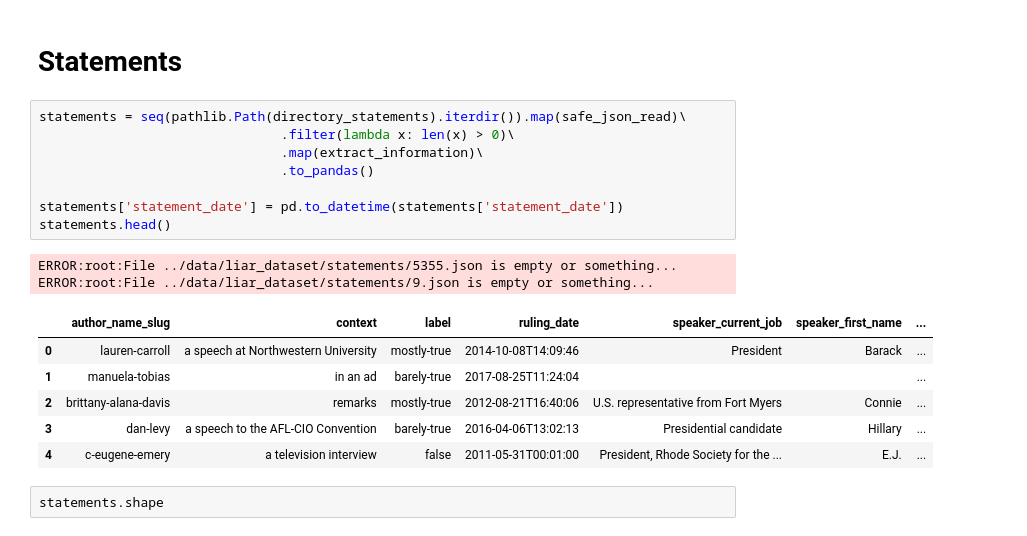
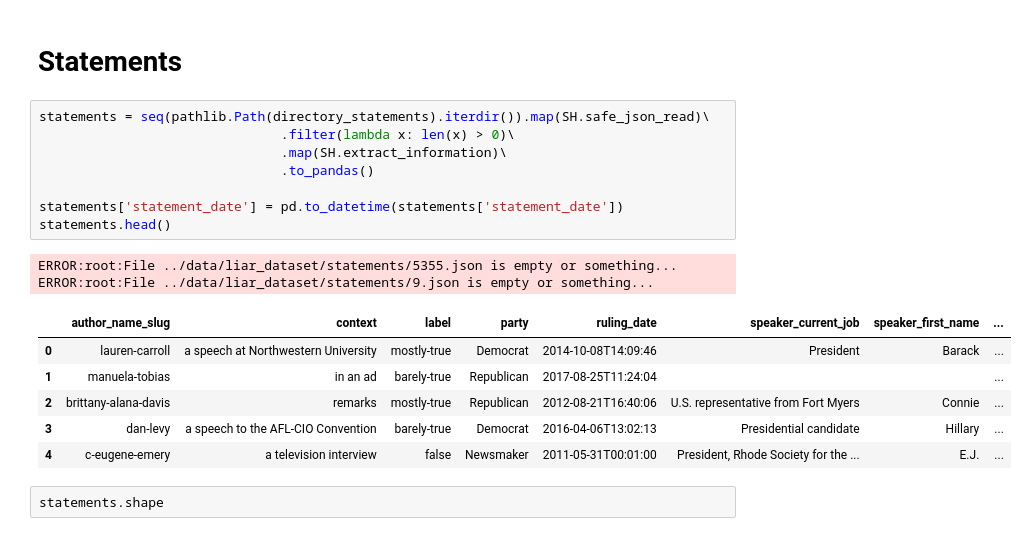
Before and after one commit to ExploringLies/lies-have-short-legs, a Jupyter notebook: notebooks/bias_estimation.ipynb, the cells around one changed output. Saved outputs shown, nothing was run; the diff lists cells and outputs as text.

Commit message:
adds more bias estimation, partys over the years

```diff
--- a/notebooks/bias_estimation.ipynb
+++ b/notebooks/bias_estimation.ipynb
@@ -64,22 +64,22 @@ directory_county_data = "../data/county_data"
 # %% [markdown]
 # Statements
 # %%
-statements = seq(pathlib.Path(directory_statements).iterdir()).map(safe_json_read)\
+statements = seq(pathlib.Path(directory_statements).iterdir()).map(SH.safe_json_read)\
                                .filter(lambda x: len(x) > 0)\
-                               .map(extract_information)\
+                               .map(SH.extract_information)\
                                .to_pandas()
 
 statements['statement_date'] = pd.to_datetime(statements['statement_date'])
 statements.head()
 # %% [output]
 ERROR:root:File ../data/liar_dataset/statements/5355.json is empty or something...
 ERROR:root:File ../data/liar_dataset/statements/9.json is empty or something...
-|  | author_name_slug | context | label | ruling_date | speaker_current_job | speaker_first_name | ... |
-| 0 | lauren-carroll | a speech at Northwestern University | mostly-true | 2014-10-08T14:09:46 | President | Barack | ... |
-| 1 | manuela-tobias | in an ad | barely-true | 2017-08-25T11:24:04 |  |  | ... |
-| 2 | brittany-alana-davis | remarks | mostly-true | 2012-08-21T16:40:06 | U.S. representative from Fort Myers | Connie | ... |
-| 3 | dan-levy | a speech to the AFL-CIO Convention | barely-true | 2016-04-06T13:02:13 | Presidential candidate | Hillary | ... |
-| 4 | c-eugene-emery | a television interview | false | 2011-05-31T00:01:00 | President, Rhode Society for the ... | E.J. | ... |
+|  | author_name_slug | context | label | party | ruling_date | speaker_current_job | speaker_first_name | ... |
+| 0 | lauren-carroll | a speech at Northwestern University | mostly-true | Democrat | 2014-10-08T14:09:46 | President | Barack | ... |
+| 1 | manuela-tobias | in an ad | barely-true | Republican | 2017-08-25T11:24:04 |  |  | ... |
+| 2 | brittany-alana-davis | remarks | mostly-true | Republican | 2012-08-21T16:40:06 | U.S. representative from Fort Myers | Connie | ... |
+| 3 | dan-levy | a speech to the AFL-CIO Convention | barely-true | Democrat | 2016-04-06T13:02:13 | Presidential candidate | Hillary | ... |
+| 4 | c-eugene-emery | a television interview | false | Newsmaker | 2011-05-31T00:01:00 | President, Rhode Society for the ... | E.J. | ... |
 # %%
 statements.shape
 # %% [output]
```
Also changed, not shown: parts of 107 cells of this notebook, 6 other files.
